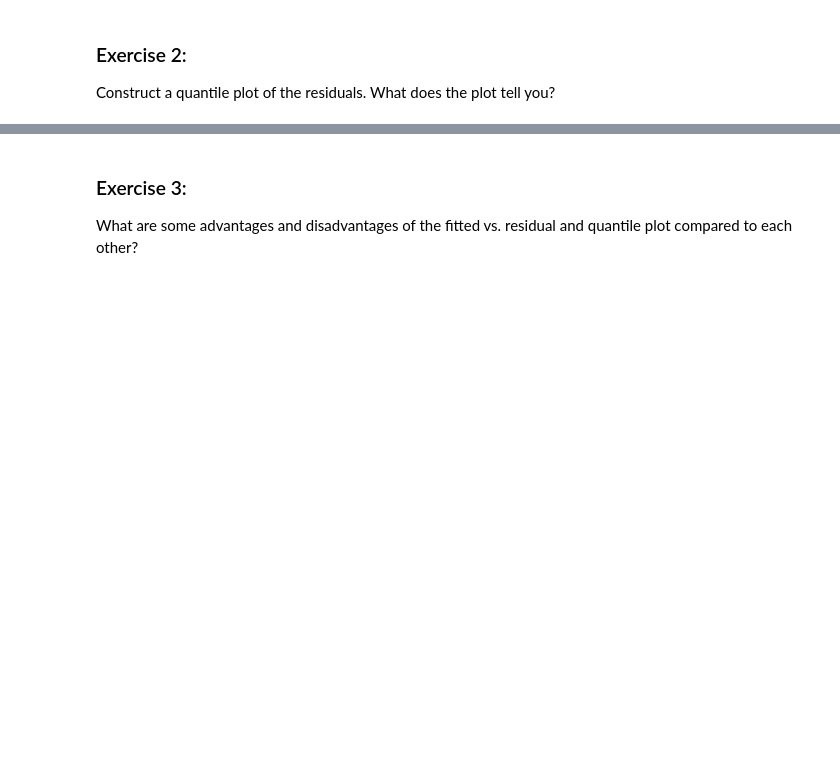
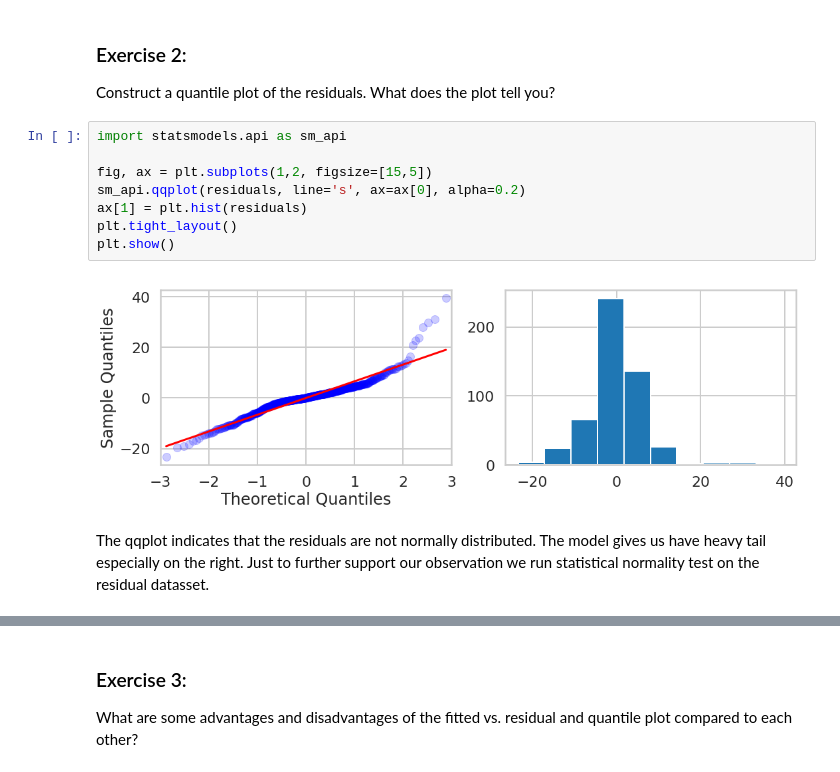
Before and after one commit to parijaparekh/Linear-Regression, a Jupyter notebook: Mini_Project_Linear_Regression.ipynb, the cells around one changed output, grey strips where cells are left out. Saved outputs shown, nothing was run; the diff lists cells and outputs as text; blank space fills up the shorter version.

```diff
--- a/Mini_Project_Linear_Regression.ipynb
+++ b/Mini_Project_Linear_Regression.ipynb
@@ -1111,3 +1145,17 @@ plt.show()
 # %% [markdown]
 ### Exercise 2:
 Construct a quantile plot of the residuals. What does the plot tell you?
+# %%
+import statsmodels.api as sm_api
+
+fig, ax = plt.subplots(1,2, figsize=[15,5])
+sm_api.qqplot(residuals, line='s', ax=ax[0], alpha=0.2)
+ax[1] = plt.hist(residuals)
+plt.tight_layout()
+plt.show()
+# %% [output]
+[figure, added]
+# %% [markdown]
+The qqplot indicates that the residuals are not normally distributed.
+The model gives us have heavy tail especially on the right.
+Just to further support our observation we run statistical normality test on the residual datasset.
```
Also changed, not shown: parts of 56 cells of this notebook.
